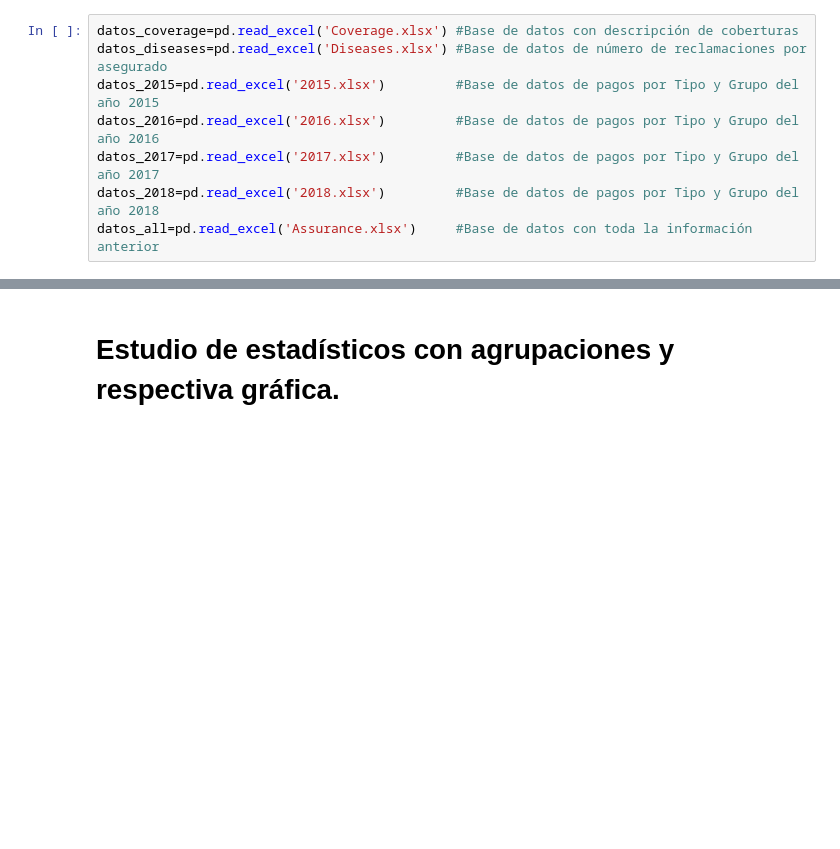
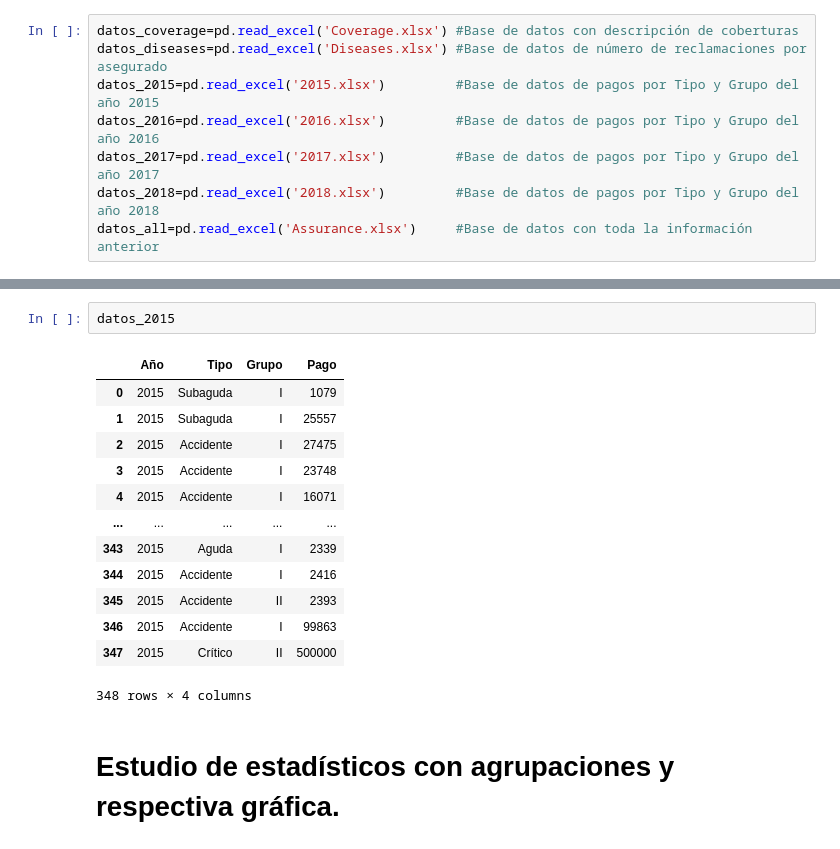
Before and after one commit to asielromero/Miner-a_de_Datos_2020_Grupo03, a Jupyter notebook: Avance 2.ipynb, the cells around one changed output, grey strips where cells are left out. Saved outputs shown, nothing was run; the diff lists cells and outputs as text; blank space fills up the shorter version.

```diff
--- a/Avance 2.ipynb
+++ b/Avance 2.ipynb
@@ -83,3 +133,19 @@ datos_all=pd.read_excel('Assurance.xlsx')     #Base de datos con toda la informa
+# %%
+datos_2015
+# %% [output]
+|  | Año | Tipo | Grupo | Pago |
+| 0 | 2015 | Subaguda | I | 1079 |
+| 1 | 2015 | Subaguda | I | 25557 |
+| 2 | 2015 | Accidente | I | 27475 |
+| 3 | 2015 | Accidente | I | 23748 |
+| 4 | 2015 | Accidente | I | 16071 |
+| ... | ... | ... | ... | ... |
+| 343 | 2015 | Aguda | I | 2339 |
+| 344 | 2015 | Accidente | I | 2416 |
+| 345 | 2015 | Accidente | II | 2393 |
+| 346 | 2015 | Accidente | I | 99863 |
+| 347 | 2015 | Crítico | II | 500000 |
+348 rows × 4 columns
 # %% [markdown]
 # Estudio de estadísticos con agrupaciones y respectiva gráfica.
 # %%
```
Also changed, not shown: parts of 4 cells of this notebook.
